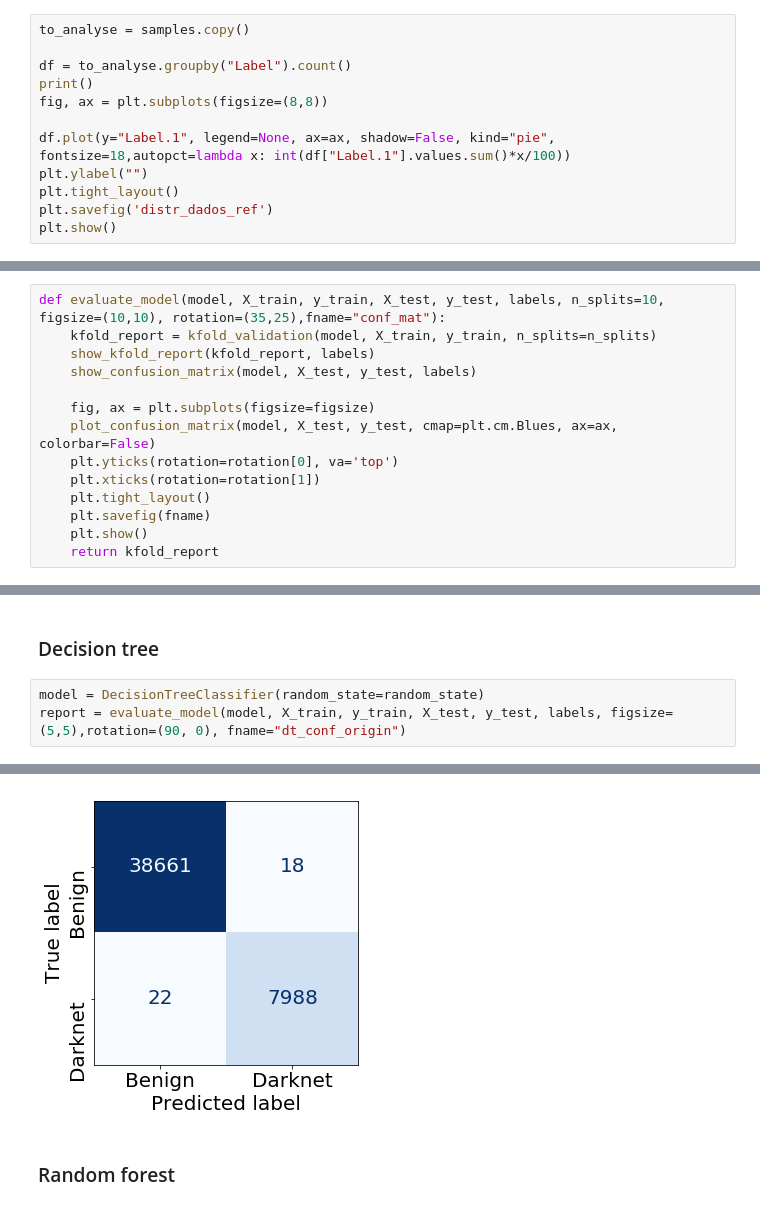
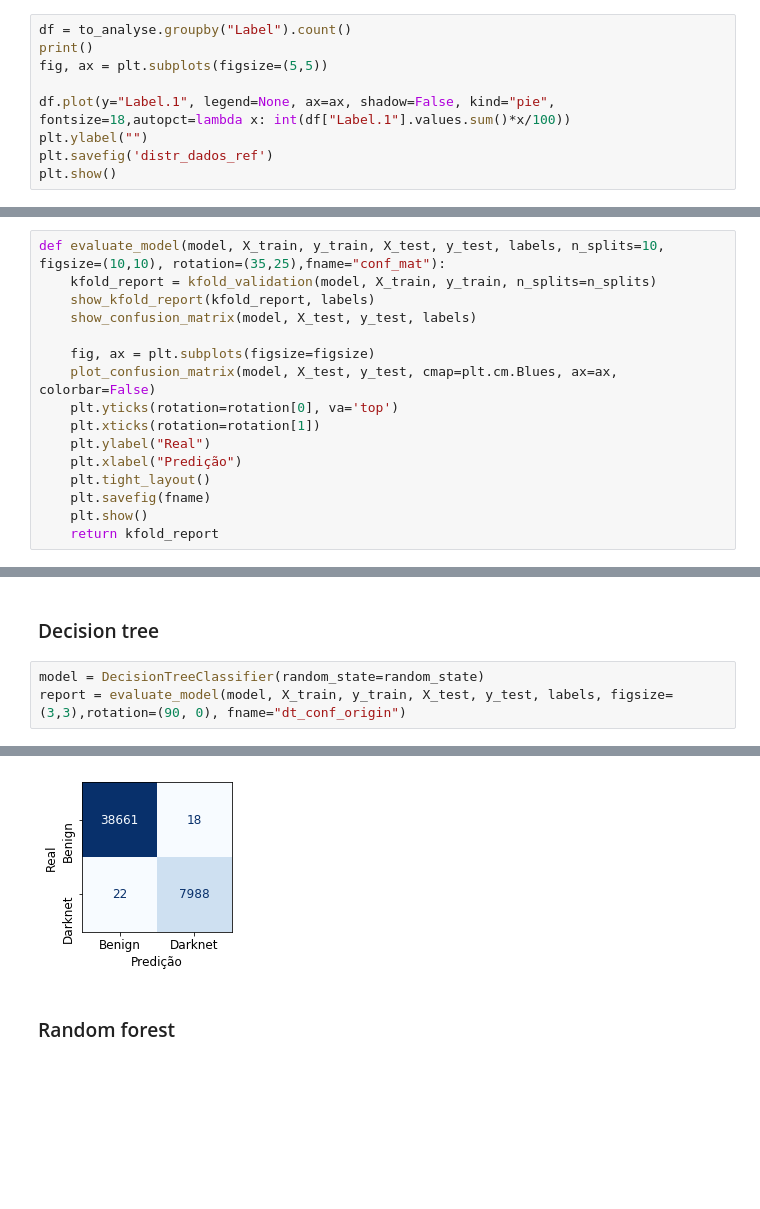
Before and after one commit to mateus558/Darknet-traffic-classification, a Jupyter notebook: Darknet.ipynb, the cells around one changed output, grey strips where cells are left out. Saved outputs shown, nothing was run; the diff lists cells and outputs as text; blank space fills up the shorter version.

```diff
--- a/Darknet.ipynb
+++ b/Darknet.ipynb
@@ -421,15 +422,12 @@ samples.head()
 # %% [markdown]
 # Dataset analysis
 # %%
-to_analyse = samples.copy()
-
 df = to_analyse.groupby("Label").count()
 print()
-fig, ax = plt.subplots(figsize=(8,8))
+fig, ax = plt.subplots(figsize=(5,5))
 
 df.plot(y="Label.1", legend=None, ax=ax, shadow=False, kind="pie", fontsize=18,autopct=lambda x: int(df["Label.1"].values.sum()*x/100))
 plt.ylabel("")
-plt.tight_layout()
 plt.savefig('distr_dados_ref')
 plt.show()
 # %% [output]
@@ -555,6 +553,8 @@ def evaluate_model(model, X_train, y_train, X_test, y_test, labels, n_splits=10,
     plot_confusion_matrix(model, X_test, y_test, cmap=plt.cm.Blues, ax=ax, colorbar=False)
     plt.yticks(rotation=rotation[0], va='top')
     plt.xticks(rotation=rotation[1])
+    plt.ylabel("Real")
+    plt.xlabel("Predição")
     plt.tight_layout()
     plt.savefig(fname)
     plt.show()
@@ -569,24 +569,24 @@ columns = model_samples_l1.columns.tolist()
 ### Decision tree
 # %%
 model = DecisionTreeClassifier(random_state=random_state)
-report = evaluate_model(model, X_train, y_train, X_test, y_test, labels, figsize=(5,5),rotation=(90, 0), fname="dt_conf_origin")
+report = evaluate_model(model, X_train, y_train, X_test, y_test, labels, figsize=(3,3),rotation=(90, 0), fname="dt_conf_origin")
 # %% [output]
        precision       recall       f1-score       support
 Benign:   99.94         99.92           99.93           784910.00
 Darknet:  99.64         99.71           99.67           163010.00
 
 
  10-fold Accuracy: 99.89%
 Test accuracy: 99.91%
 
 
 Confusion matrix:
 [[38661    18]
  [   22  7988]]
 
 Benign :    99.94%
 Darknet :   99.78%
-[figure, old version]
+[figure, new version]
 # %% [markdown]
 ### Random forest
 # %%
```
Also changed, not shown: parts of 9 cells of this notebook, 8 other files.
